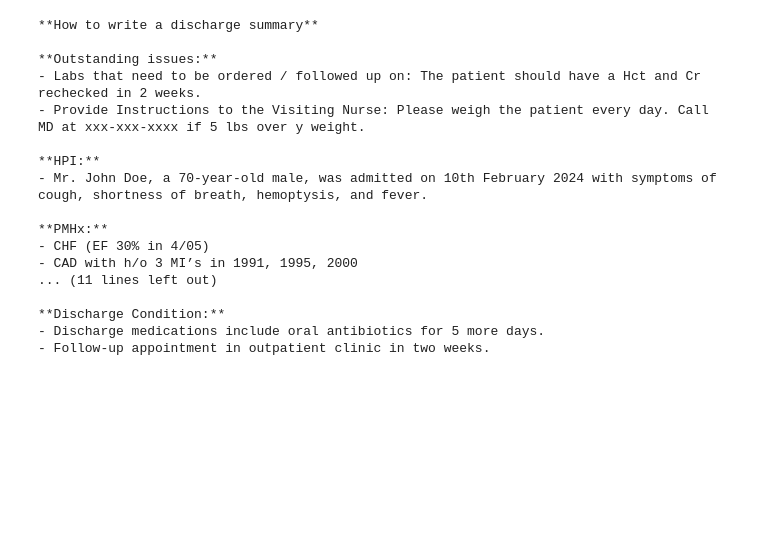
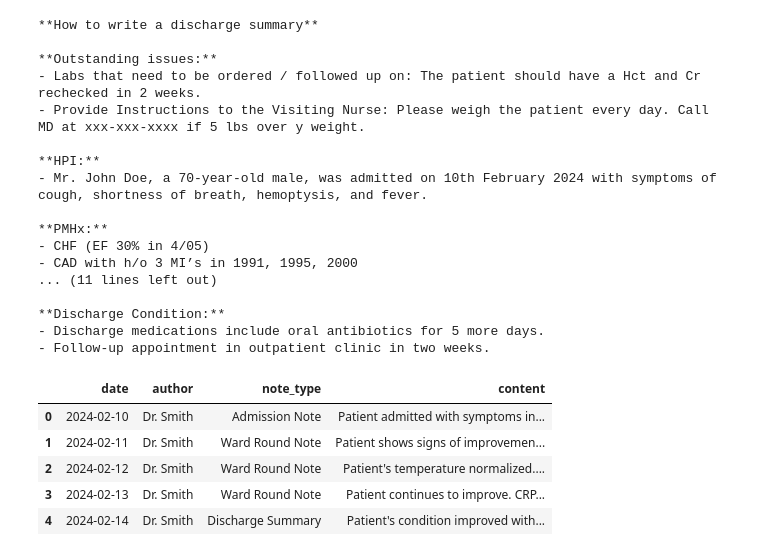
Before and after one commit to ashetty3/LLM_Healthcare, a Jupyter notebook: starter_code.ipynb, the cells around one changed output. Cells and saved outputs as stored; diff of their text form; code cells hidden in the pictures; blank space fills up the shorter version.

```diff
--- a/starter_code.ipynb
+++ b/starter_code.ipynb
@@ -236,0 +261,9 @@ print(generate_patient_summary(patient_data,'Make sure that you execute this pie
+# %%
+pdf.head(100)
+# %% [output]
+|  | date | author | note_type | content |
+| 0 | 2024-02-10 | Dr. Smith | Admission Note | Patient admitted with symptoms in... |
+| 1 | 2024-02-11 | Dr. Smith | Ward Round Note | Patient shows signs of improvemen... |
+| 2 | 2024-02-12 | Dr. Smith | Ward Round Note | Patient's temperature normalized.... |
+| 3 | 2024-02-13 | Dr. Smith | Ward Round Note | Patient continues to improve. CRP... |
+| 4 | 2024-02-14 | Dr. Smith | Discharge Summary | Patient's condition improved with... |
```
Also changed, not shown: parts of 5 cells of this notebook.
